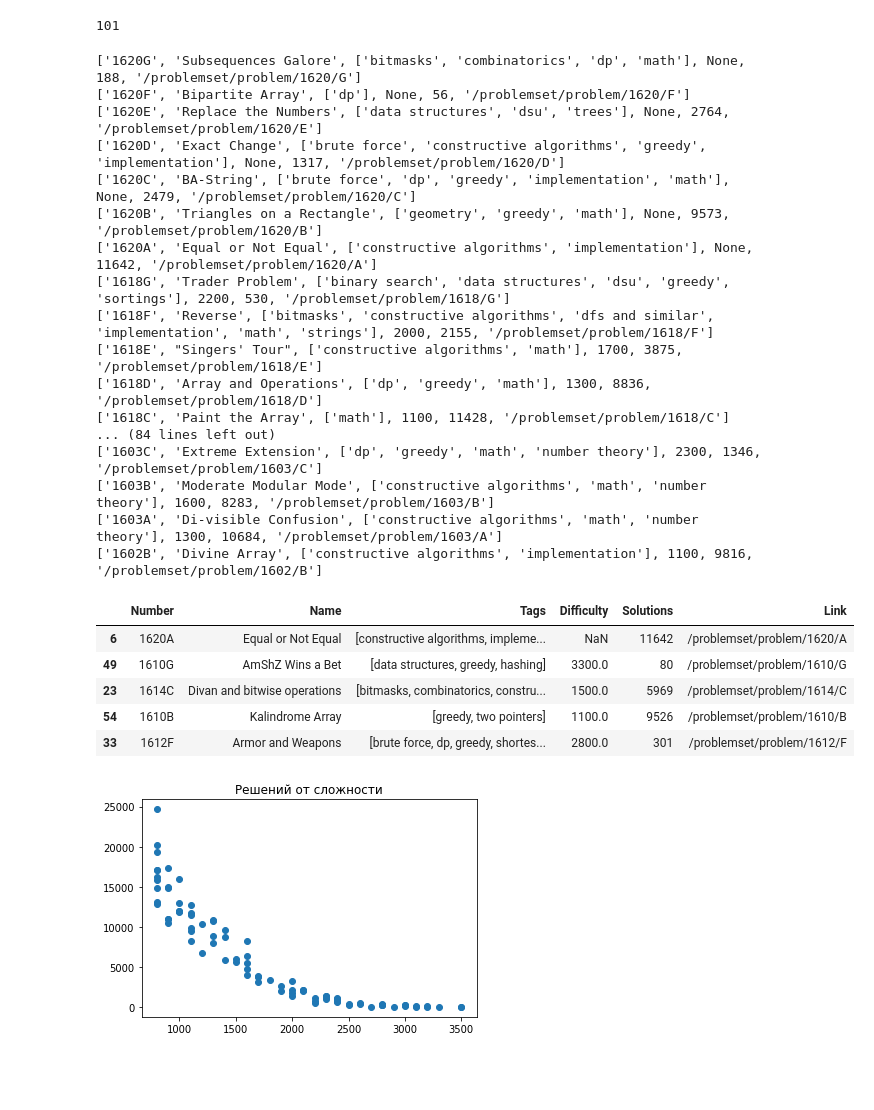
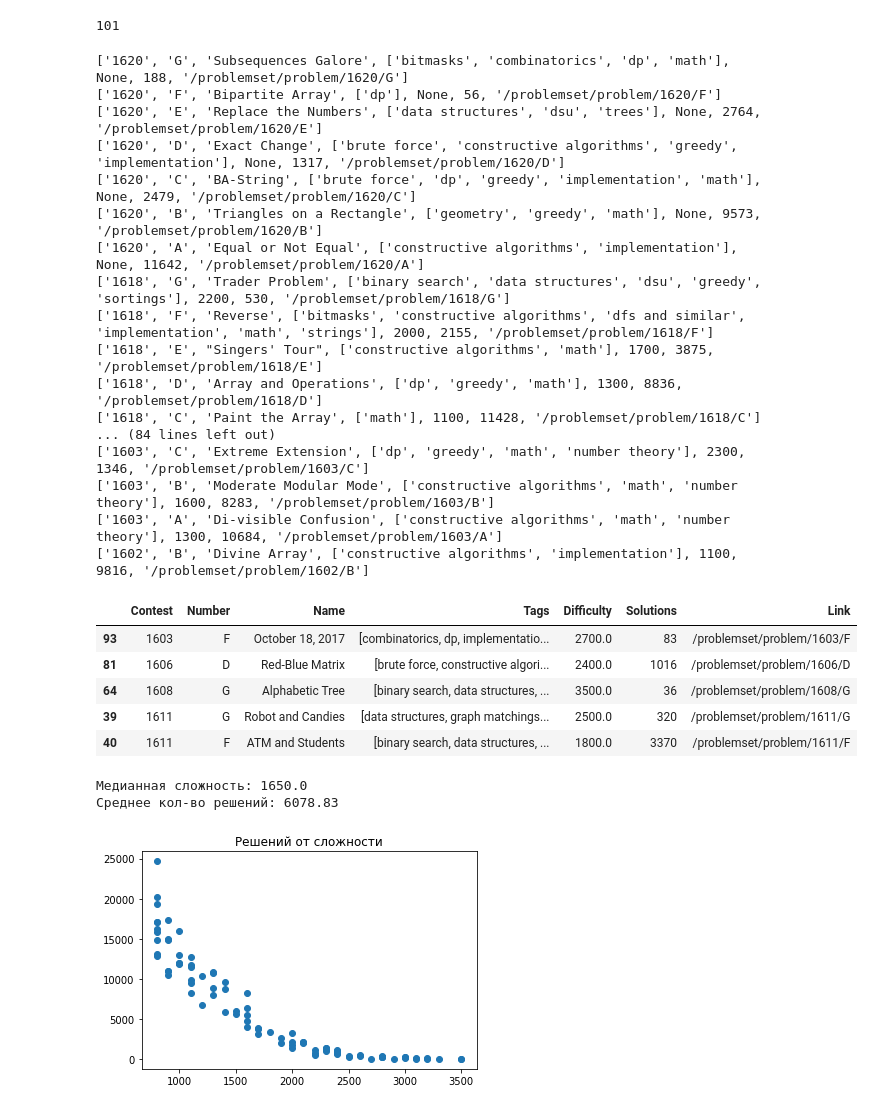
Before and after one commit to pedrecho/scrap_news, a Jupyter notebook: codeforces.ipynb, the cells around one changed output. Drawn from its saved outputs; the diff is of its cells as text; code cells hidden in the pictures; blank space fills up the shorter version.

```diff
--- a/codeforces.ipynb
+++ b/codeforces.ipynb
@@ -22,43 +22,44 @@ i = 0
 line = []
 for item in tasks[1:]:
   td = item.findAll('td')
-  line.append([0] * 6)
-  line[i][0] = td[0].a.text.strip('\r\n ')
-  line[i][1] = td[1].div.a.text.strip('\r\n ')
-  line[i][2] = list(map(lambda x: x.text, td[1].findAll('div')[1].findAll('a')))
+  line.append([0] * 7)
+  line[i][0] = td[0].a.text.strip('\r\n ')[:4]
+  line[i][1] = td[0].a.text.strip('\r\n ')[4:]
+  line[i][2] = td[1].div.a.text.strip('\r\n ')
+  line[i][3] = list(map(lambda x: x.text, td[1].findAll('div')[1].findAll('a')))
   if td[3].span is None:
-    line[i][3] = None
+    line[i][4] = None
   else:
-    line[i][3] = int(td[3].span.text)
-  line[i][4] = int(td[4].a.text.strip('\xa0x'))
-  line[i][5] = td[0].a['href']
+    line[i][4] = int(td[3].span.text)
+  line[i][5] = int(td[4].a.text.strip('\xa0x'))
+  line[i][6] = td[0].a['href']
   print(line[i])
   i += 1
 # %% [output]
-['1620G', 'Subsequences Galore', ['bitmasks', 'combinatorics', 'dp', 'math'], None, 188, '/problemset/problem/1620/G']
-['1620F', 'Bipartite Array', ['dp'], None, 56, '/problemset/problem/1620/F']
-['1620E', 'Replace the Numbers', ['data structures', 'dsu', 'trees'], None, 2764, '/problemset/problem/1620/E']
-['1620D', 'Exact Change', ['brute force', 'constructive algorithms', 'greedy', 'implementation'], None, 1317, '/problemset/problem/1620/D']
-['1620C', 'BA-String', ['brute force', 'dp', 'greedy', 'implementation', 'math'], None, 2479, '/problemset/problem/1620/C']
-['1620B', 'Triangles on a Rectangle', ['geometry', 'greedy', 'math'], None, 9573, '/problemset/problem/1620/B']
-['1620A', 'Equal or Not Equal', ['constructive algorithms', 'implementation'], None, 11642, '/problemset/problem/1620/A']
-['1618G', 'Trader Problem', ['binary search', 'data structures', 'dsu', 'greedy', 'sortings'], 2200, 530, '/problemset/problem/1618/G']
-['1618F', 'Reverse', ['bitmasks', 'constructive algorithms', 'dfs and similar', 'implementation', 'math', 'strings'], 2000, 2155, '/problemset/problem/1618/F']
-['1618E', "Singers' Tour", ['constructive algorithms', 'math'], 1700, 3875, '/problemset/problem/1618/E']
-['1618D', 'Array and Operations', ['dp', 'greedy', 'math'], 1300, 8836, '/problemset/problem/1618/D']
-['1618C', 'Paint the Array', ['math'], 1100, 11428, '/problemset/problem/1618/C']
+['1620', 'G', 'Subsequences Galore', ['bitmasks', 'combinatorics', 'dp', 'math'], None, 188, '/problemset/problem/1620/G']
+['1620', 'F', 'Bipartite Array', ['dp'], None, 56, '/problemset/problem/1620/F']
+['1620', 'E', 'Replace the Numbers', ['data structures', 'dsu', 'trees'], None, 2764, '/problemset/problem/1620/E']
+['1620', 'D', 'Exact Change', ['brute force', 'constructive algorithms', 'greedy', 'implementation'], None, 1317, '/problemset/problem/1620/D']
+['1620', 'C', 'BA-String', ['brute force', 'dp', 'greedy', 'implementation', 'math'], None, 2479, '/problemset/problem/1620/C']
+['1620', 'B', 'Triangles on a Rectangle', ['geometry', 'greedy', 'math'], None, 9573, '/problemset/problem/1620/B']
+['1620', 'A', 'Equal or Not Equal', ['constructive algorithms', 'implementation'], None, 11642, '/problemset/problem/1620/A']
+['1618', 'G', 'Trader Problem', ['binary search', 'data structures', 'dsu', 'greedy', 'sortings'], 2200, 530, '/problemset/problem/1618/G']
+['1618', 'F', 'Reverse', ['bitmasks', 'constructive algorithms', 'dfs and similar', 'implementation', 'math', 'strings'], 2000, 2155, '/problemset/problem/1618/F']
+['1618', 'E', "Singers' Tour", ['constructive algorithms', 'math'], 1700, 3875, '/problemset/problem/1618/E']
+['1618', 'D', 'Array and Operations', ['dp', 'greedy', 'math'], 1300, 8836, '/problemset/problem/1618/D']
+['1618', 'C', 'Paint the Array', ['math'], 1100, 11428, '/problemset/problem/1618/C']
 ... (84 lines left out)
-['1603C', 'Extreme Extension', ['dp', 'greedy', 'math', 'number theory'], 2300, 1346, '/problemset/problem/1603/C']
-['1603B', 'Moderate Modular Mode', ['constructive algorithms', 'math', 'number theory'], 1600, 8283, '/problemset/problem/1603/B']
-['1603A', 'Di-visible Confusion', ['constructive algorithms', 'math', 'number theory'], 1300, 10684, '/problemset/problem/1603/A']
-['1602B', 'Divine Array', ['constructive algorithms', 'implementation'], 1100, 9816, '/problemset/problem/1602/B']
+['1603', 'C', 'Extreme Extension', ['dp', 'greedy', 'math', 'number theory'], 2300, 1346, '/problemset/problem/1603/C']
+['1603', 'B', 'Moderate Modular Mode', ['constructive algorithms', 'math', 'number theory'], 1600, 8283, '/problemset/problem/1603/B']
+['1603', 'A', 'Di-visible Confusion', ['constructive algorithms', 'math', 'number theory'], 1300, 10684, '/problemset/problem/1603/A']
+['1602', 'B', 'Divine Array', ['constructive algorithms', 'implementation'], 1100, 9816, '/problemset/problem/1602/B']
 # %%
-df = pd.DataFrame(line, columns=('Number', 'Name', 'Tags', 'Difficulty', 'Solutions', 'Link'))
+df = pd.DataFrame(line, columns=('Contest', 'Number', 'Name', 'Tags', 'Difficulty', 'Solutions', 'Link'))
 df.sample(5)
 # %% [output]
-|  | Number | Name | Tags | Difficulty | Solutions | Link |
-| 6 | 1620A | Equal or Not Equal | [constructive algorithms, impleme... | NaN | 11642 | /problemset/problem/1620/A |
-| 49 | 1610G | AmShZ Wins a Bet | [data structures, greedy, hashing] | 3300.0 | 80 | /problemset/problem/1610/G |
-| 23 | 1614C | Divan and bitwise operations | [bitmasks, combinatorics, constru... | 1500.0 | 5969 | /problemset/problem/1614/C |
-| 54 | 1610B | Kalindrome Array | [greedy, two pointers] | 1100.0 | 9526 | /problemset/problem/1610/B |
-| 33 | 1612F | Armor and Weapons | [brute force, dp, greedy, shortes... | 2800.0 | 301 | /problemset/problem/1612/F |
+|  | Contest | Number | Name | Tags | Difficulty | Solutions | Link |
+| 93 | 1603 | F | October 18, 2017 | [combinatorics, dp, implementatio... | 2700.0 | 83 | /problemset/problem/1603/F |
+| 81 | 1606 | D | Red-Blue Matrix | [brute force, constructive algori... | 2400.0 | 1016 | /problemset/problem/1606/D |
+| 64 | 1608 | G | Alphabetic Tree | [binary search, data structures, ... | 3500.0 | 36 | /problemset/problem/1608/G |
+| 39 | 1611 | G | Robot and Candies | [data structures, graph matchings... | 2500.0 | 320 | /problemset/problem/1611/G |
+| 40 | 1611 | F | ATM and Students | [binary search, data structures, ... | 1800.0 | 3370 | /problemset/problem/1611/F |
@@ -65,3 +68,9 @@ df.sample(5)
+# %%
+print('Медианная сложность:', statistics.median(df['Difficulty']))
+print('Среднее кол-во решений:', statistics.mean(df['Solutions']))
+# %% [output]
+Медианная сложность: 1650.0
+Среднее кол-во решений: 6078.83
 # %%
 import matplotlib.pyplot as plt
 # %%
```
Also changed, not shown: parts of 3 cells of this notebook.
